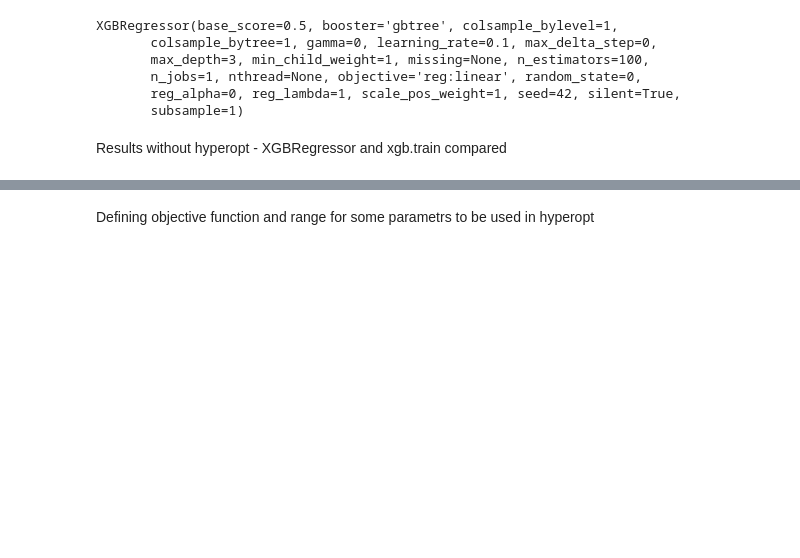
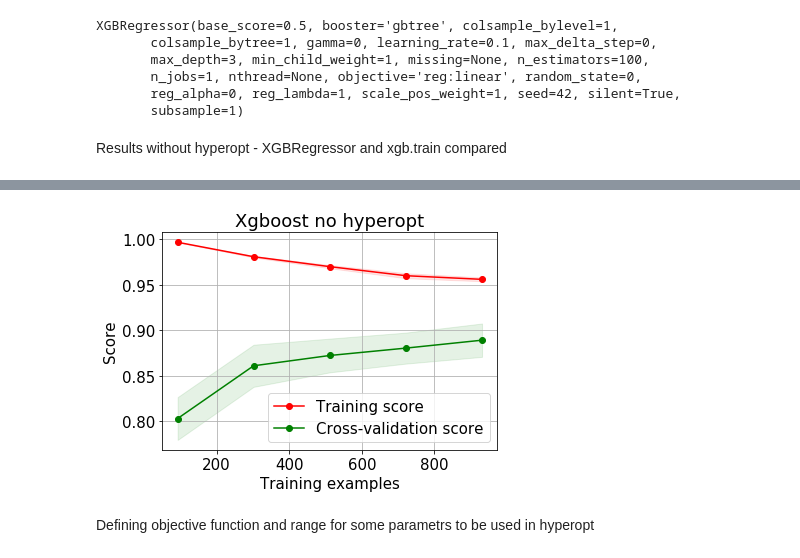
Before and after one commit to freefeynman123/kaggle_competitions, a Jupyter notebook: house_prices/xgboost_hyperopt.ipynb, the cells around one changed output, grey strips where cells are left out. Drawn from its saved outputs; the diff is of its cells as text; code cells hidden in the pictures; blank space fills up the shorter version.

```diff
--- a/house_prices/xgboost_hyperopt.ipynb
+++ b/house_prices/xgboost_hyperopt.ipynb
@@ -319,5 +334,5 @@ param = {'objective': 'reg:linear', 'eval_metric': 'rmse', 'base_score' : 0.5, '
 evallist = [(ddev, 'eval'), (dtrain, 'train')]
 num_round=1000
 # %%
-bst = xgb.train(param, dtrain, num_round, evallist)
+bst = xgb.train(param, dtrain, num_round, evallist, verbose_eval=200)
 # %% [output]
@@ -362,0 +367,3 @@ print(np.sqrt(mean_squared_error(y_pred=pred2, y_true=dev_y)))
+# %%
+plot_learning_curve(X=train_x, y = train_y, estimator=xgbregr, cv=5, title="Xgboost no hyperopt")
+# %% [output]
@@ -363,3 +371,4 @@ print(np.sqrt(mean_squared_error(y_pred=pred2, y_true=dev_y)))
+[figure, added]
 # %% [markdown]
 Defining objective function and range for some parametrs to be used in hyperopt
 # %%
```
Also changed, not shown: parts of 26 cells of this notebook.
